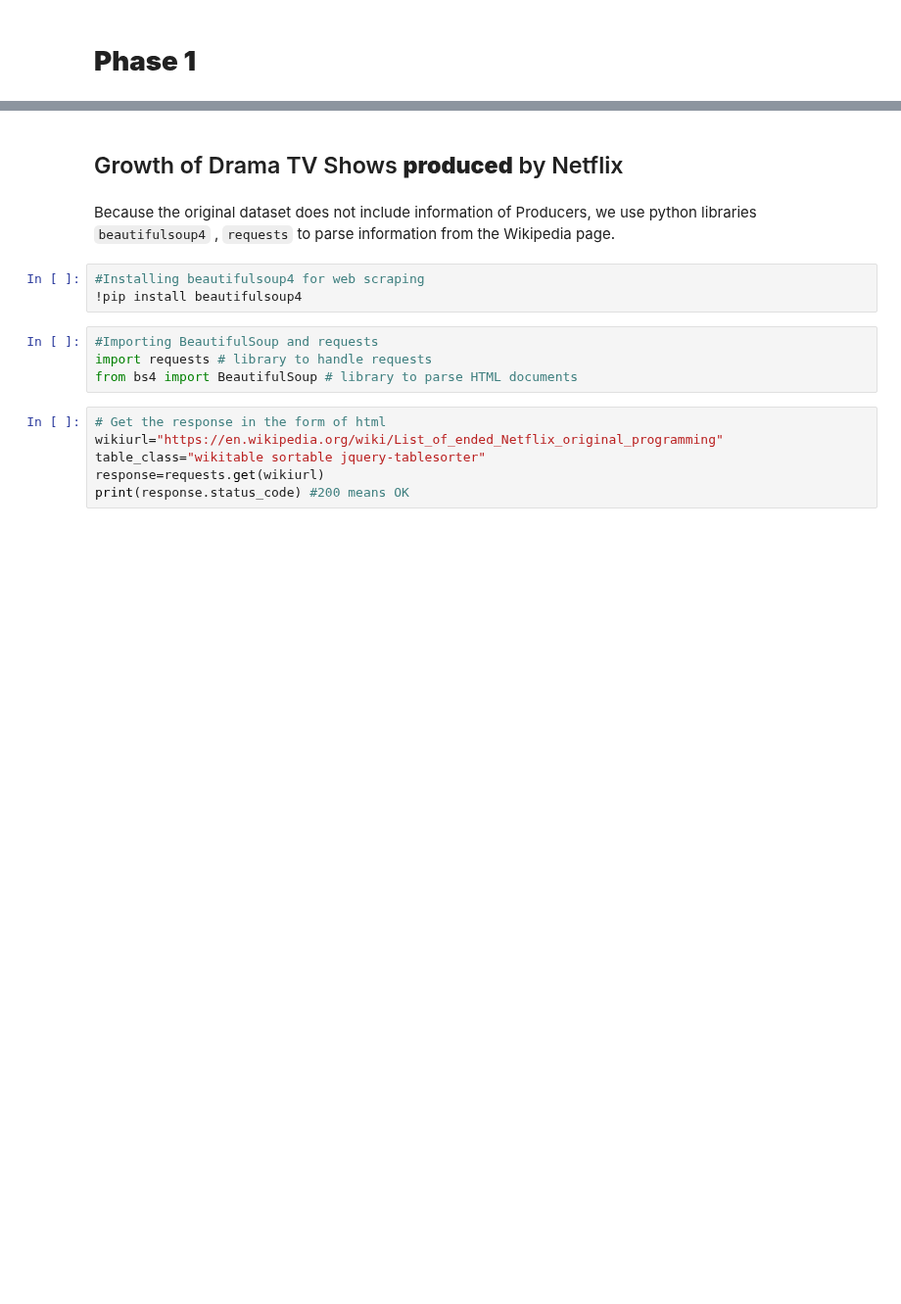
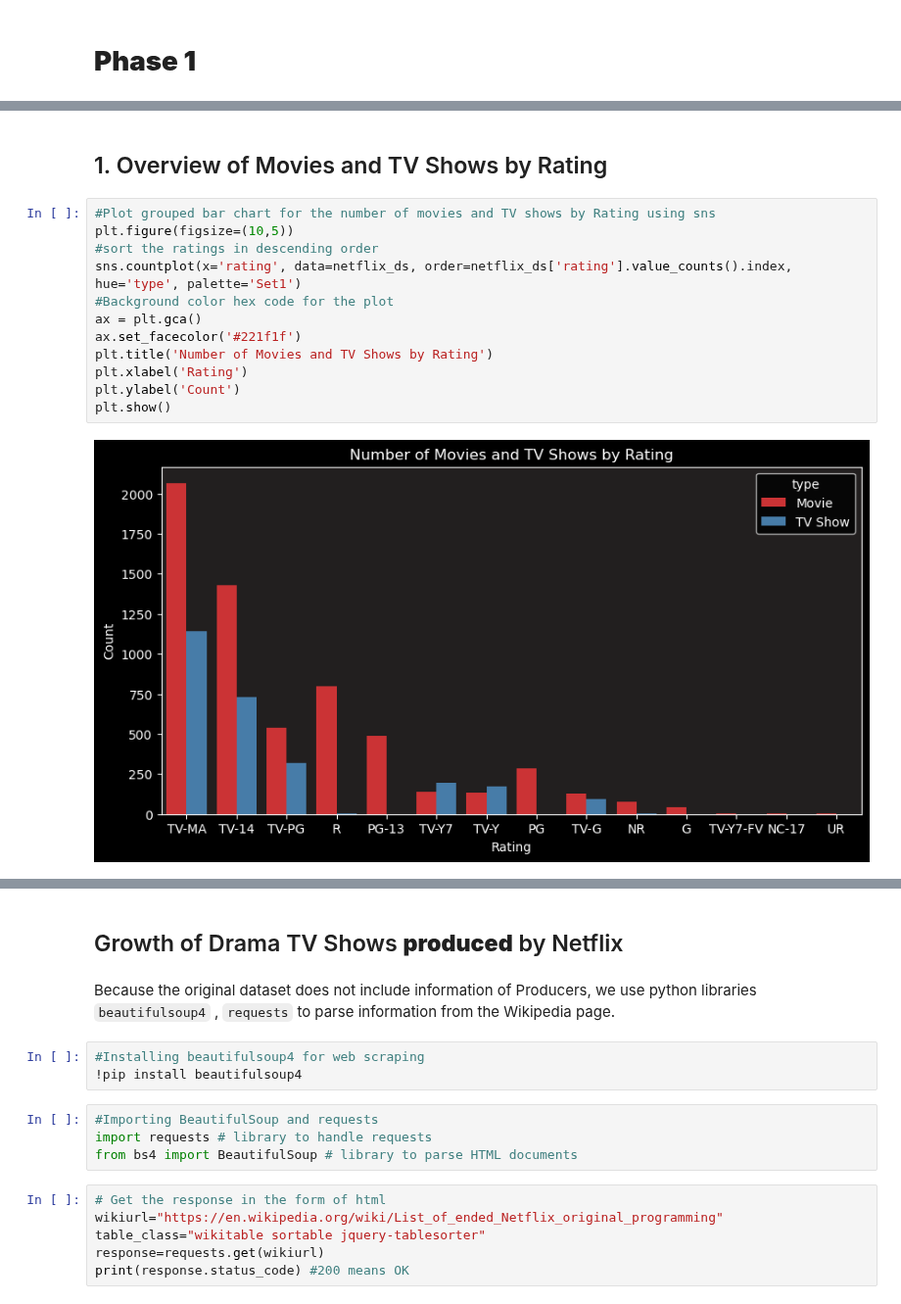
Before and after one commit to bhagirathbhard/Analysis-Netflix-Content-Library, a Jupyter notebook: A7-Netflix-Content-Analysis.ipynb, the cells around one changed output, grey strips where cells are left out. Shown at 98% size. Drawn from its saved outputs; the diff is of its cells as text; blank space fills up the shorter version.

```diff
--- a/A7-Netflix-Content-Analysis.ipynb
+++ b/A7-Netflix-Content-Analysis.ipynb
@@ -560,0 +542,16 @@ fig.show()
+# %% [markdown]
+## 1. Overview of Movies and TV Shows by Rating
+# %%
+#Plot grouped bar chart for the number of movies and TV shows by Rating using sns
+plt.figure(figsize=(10,5))
+#sort the ratings in descending order
+sns.countplot(x='rating', data=netflix_ds, order=netflix_ds['rating'].value_counts().index, hue='type', palette='Set1')
+#Background color hex code for the plot
+ax = plt.gca()
+ax.set_facecolor('#221f1f')
+plt.title('Number of Movies and TV Shows by Rating')
+plt.xlabel('Rating')
+plt.ylabel('Count')
+plt.show()
+# %% [output]
+[figure, added]
```
Also changed, not shown: parts of 20 cells of this notebook.
